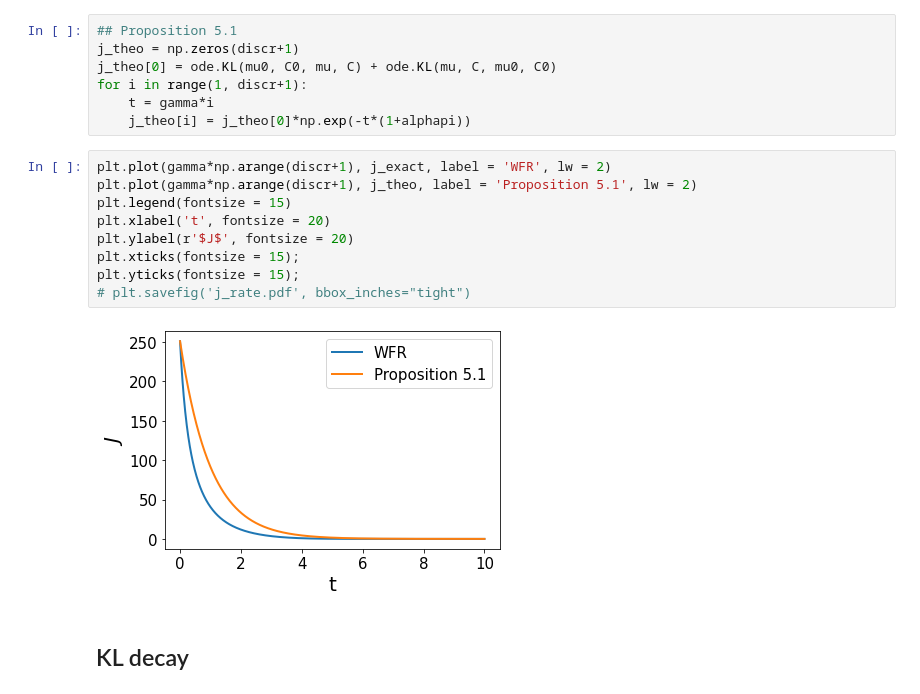
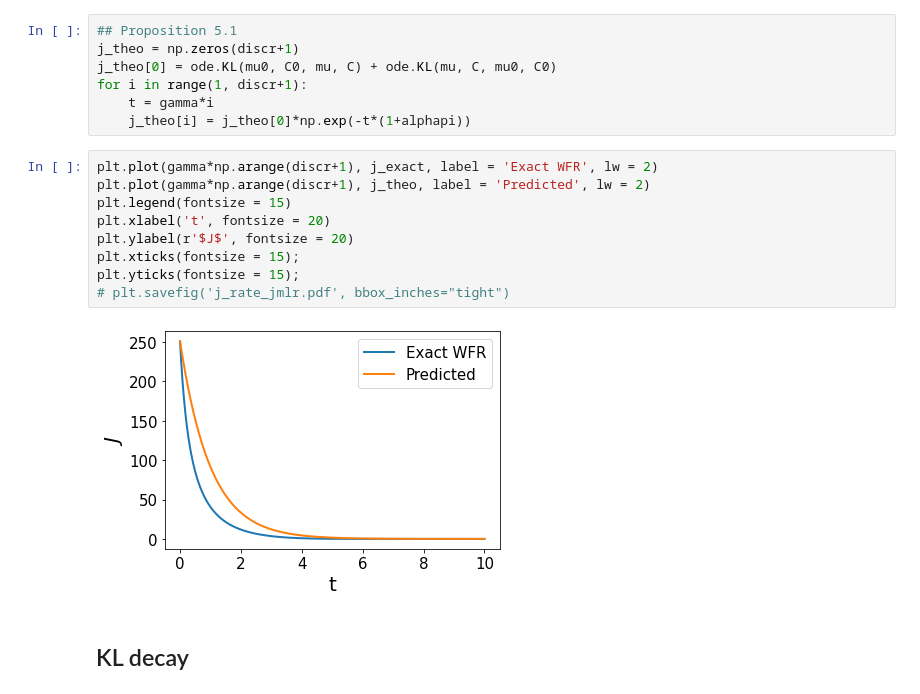
Before and after one commit to FrancescaCrucinio/SMC-WFR, a Jupyter notebook: LogConcavity&SymmetrisedKL.ipynb, the cells around one changed output. Cells and saved outputs as stored; diff of their text form.

```diff
--- a/LogConcavity&SymmetrisedKL.ipynb
+++ b/LogConcavity&SymmetrisedKL.ipynb
@@ -112,16 +112,16 @@ for i in range(1, discr+1):
     t = gamma*i
     j_theo[i] = j_theo[0]*np.exp(-t*(1+alphapi))
 # %%
-plt.plot(gamma*np.arange(discr+1), j_exact, label = 'WFR', lw = 2)
-plt.plot(gamma*np.arange(discr+1), j_theo, label = 'Proposition 5.1', lw = 2)
+plt.plot(gamma*np.arange(discr+1), j_exact, label = 'Exact WFR', lw = 2)
+plt.plot(gamma*np.arange(discr+1), j_theo, label = 'Predicted', lw = 2)
 plt.legend(fontsize = 15)
 plt.xlabel('t', fontsize = 20)
 plt.ylabel(r'$J$', fontsize = 20)
 plt.xticks(fontsize = 15);
 plt.yticks(fontsize = 15);
-# plt.savefig('j_rate.pdf', bbox_inches="tight")
+# plt.savefig('j_rate_jmlr.pdf', bbox_inches="tight")
 # %% [output]
-[figure, old version]
+[figure, new version]
 # %% [markdown]
 ## KL decay
 # %% [markdown]
```
Also changed, not shown: parts of 1 cell of this notebook, 3 other files.
